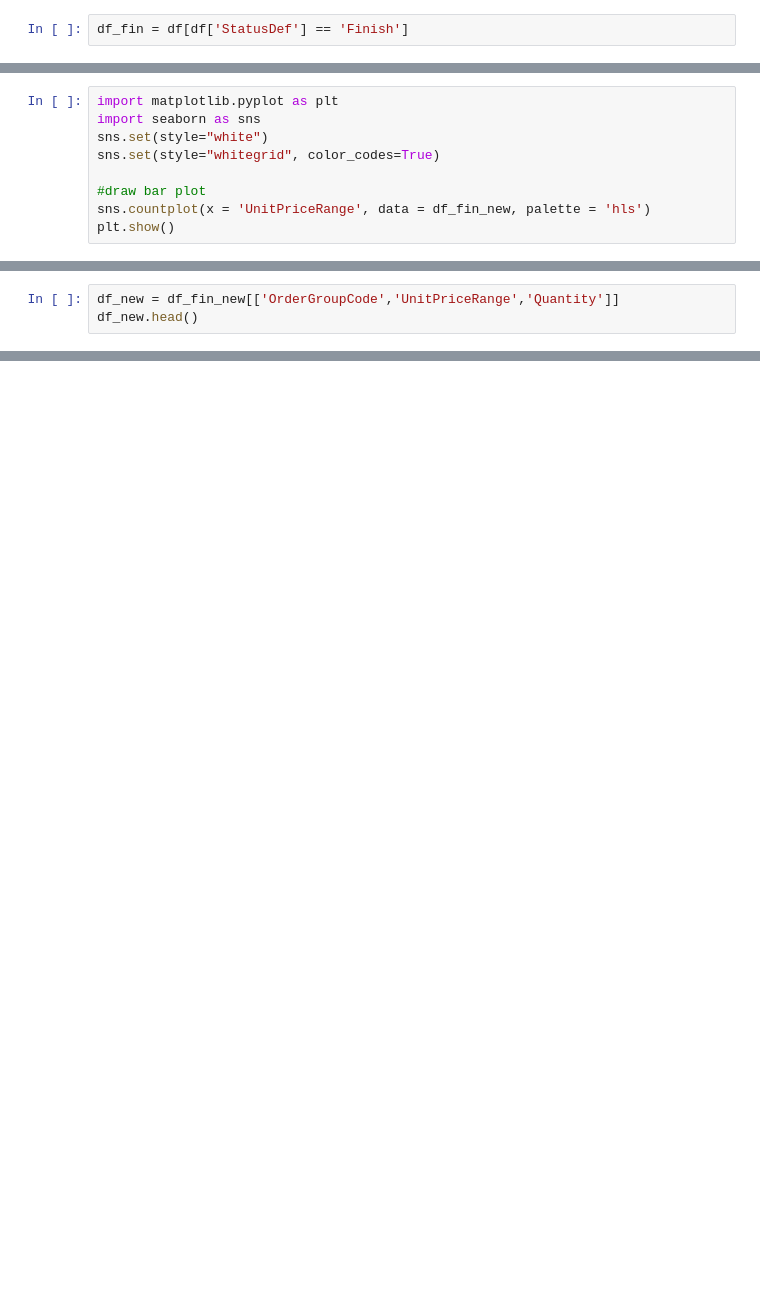
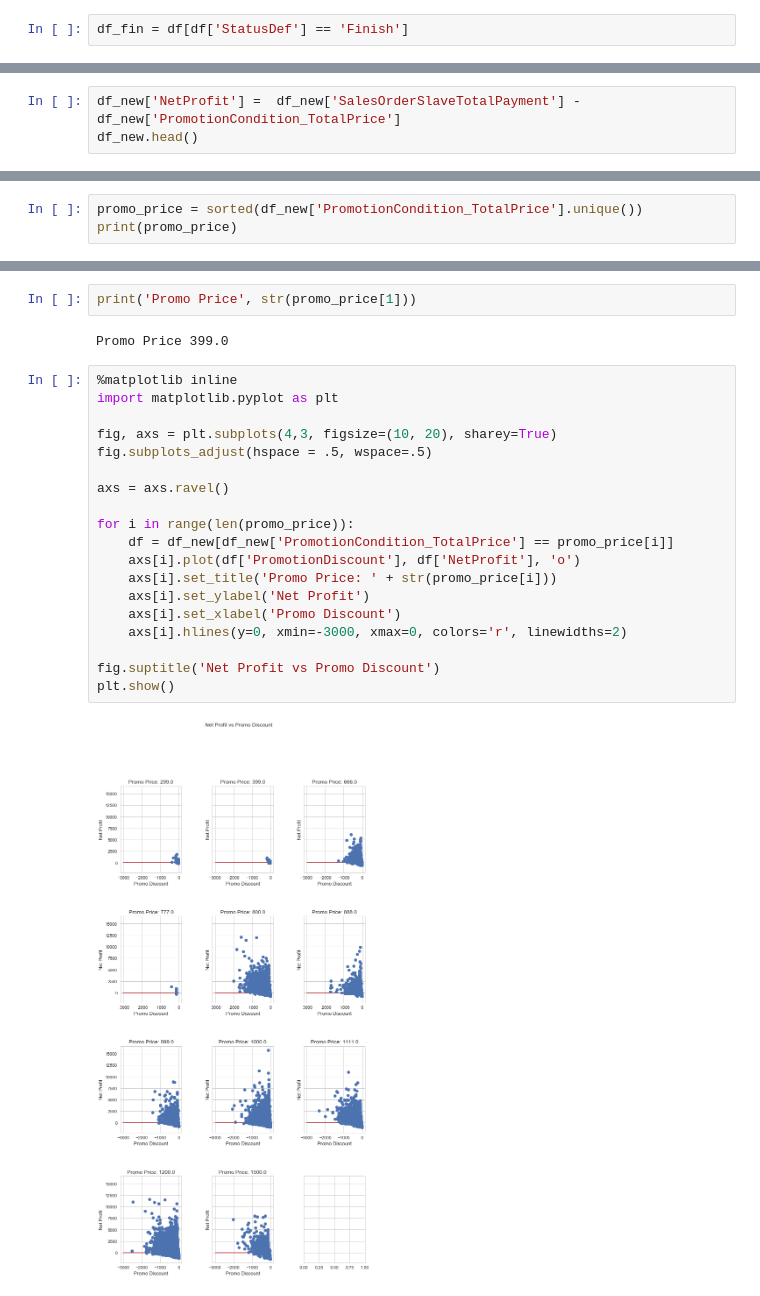
Before and after one commit to JessieChiu/CSXSpring2018_Python, a Jupyter notebook: final/final.ipynb, the cells around one changed output, grey strips where cells are left out. Cells and saved outputs as stored; diff of their text form; blank space fills up the shorter version.

```diff
--- a/final/final.ipynb
+++ b/final/final.ipynb
@@ -145,9 +97,0 @@ df_fin_new.head()
-# %%
-import matplotlib.pyplot as plt
-import seaborn as sns
-sns.set(style="white")
-sns.set(style="whitegrid", color_codes=True)
-
-#draw bar plot
-sns.countplot(x = 'UnitPriceRange', data = df_fin_new, palette = 'hls')
-plt.show()
@@ -178,3 +97,0 @@ df_fin_one_hot.head()
-# %%
-df_new = df_fin_new[['OrderGroupCode','UnitPriceRange','Quantity']]
-df_new.head()
@@ -229,0 +98,3 @@ rules[ (rules['antecedant_len'] >= 2) &
+# %%
+df_new['NetProfit'] =  df_new['SalesOrderSlaveTotalPayment'] - df_new['PromotionCondition_TotalPrice']
+df_new.head()
@@ -229,0 +113,3 @@ rules[ (rules['antecedant_len'] >= 2) &
+# %%
+promo_price = sorted(df_new['PromotionCondition_TotalPrice'].unique())
+print(promo_price)
@@ -229,0 +118,25 @@ rules[ (rules['antecedant_len'] >= 2) &
+# %%
+print('Promo Price', str(promo_price[1]))
+# %% [output]
+Promo Price 399.0
+# %%
+%matplotlib inline
+import matplotlib.pyplot as plt
+
+fig, axs = plt.subplots(4,3, figsize=(10, 20), sharey=True)
+fig.subplots_adjust(hspace = .5, wspace=.5)
+
+axs = axs.ravel()
+
+for i in range(len(promo_price)):
+    df = df_new[df_new['PromotionCondition_TotalPrice'] == promo_price[i]]
+    axs[i].plot(df['PromotionDiscount'], df['NetProfit'], 'o')
+    axs[i].set_title('Promo Price: ' + str(promo_price[i]))
+    axs[i].set_ylabel('Net Profit')
+    axs[i].set_xlabel('Promo Discount')
+    axs[i].hlines(y=0, xmin=-3000, xmax=0, colors='r', linewidths=2)
+
+fig.suptitle('Net Profit vs Promo Discount')
+plt.show()
+# %% [output]
+[figure, added]
```
Also changed, not shown: parts of 21 cells of this notebook.
